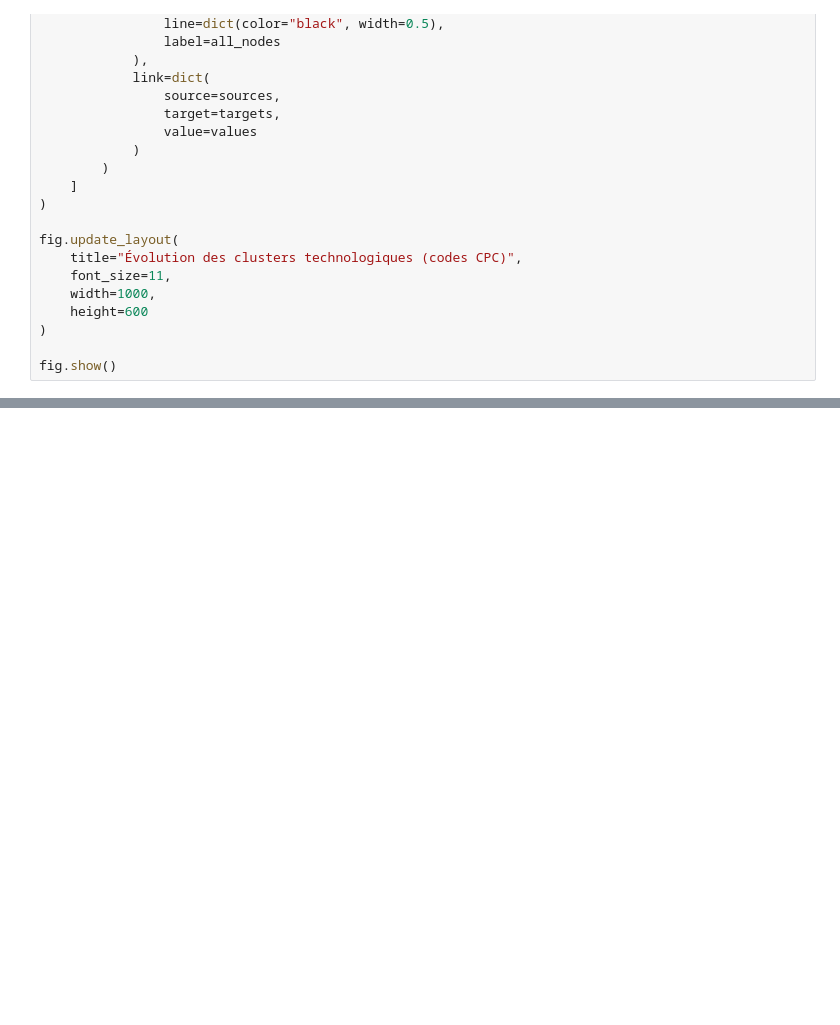
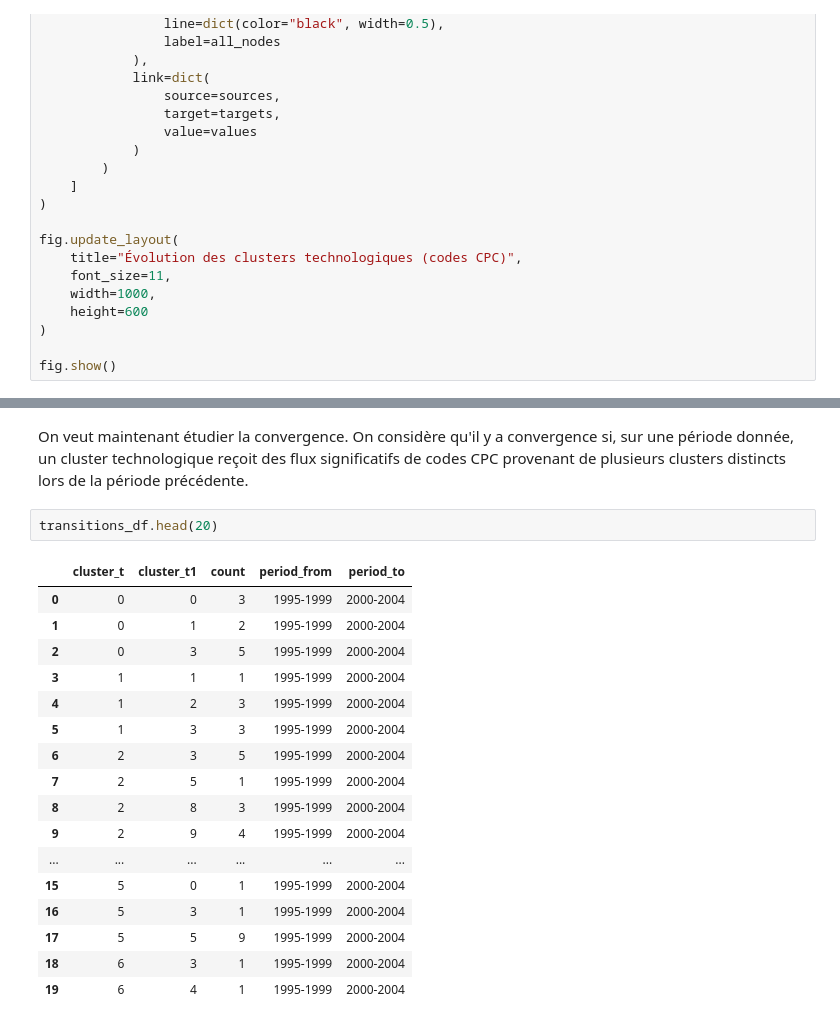
Before and after one commit to quentinbenchetrit/Stat-App, a Jupyter notebook: adaptation_article_acemoglu.ipynb, the cells around one changed output, grey strips where cells are left out. Drawn from its saved outputs; the diff is of its cells as text; blank space fills up the shorter version.

Commit message:
analyse de la clusterisation à travers la mise en évidence de clusters qui agrègent des clusters des périodes précédentes. Période 1995-1999 et 2000-2004

```diff
--- a/adaptation_article_acemoglu.ipynb
+++ b/adaptation_article_acemoglu.ipynb
@@ -694,0 +749,23 @@ fig.show()
+# %% [markdown]
+On veut maintenant étudier la convergence. On considère qu'il y a convergence si, sur une période donnée, un cluster technologique reçoit des flux significatifs de codes CPC
+provenant de plusieurs clusters distincts lors de la période précédente.
+# %%
+transitions_df.head(20)
+# %% [output]
+|  | cluster_t | cluster_t1 | count | period_from | period_to |
+| 0 | 0 | 0 | 3 | 1995-1999 | 2000-2004 |
+| 1 | 0 | 1 | 2 | 1995-1999 | 2000-2004 |
+| 2 | 0 | 3 | 5 | 1995-1999 | 2000-2004 |
+| 3 | 1 | 1 | 1 | 1995-1999 | 2000-2004 |
+| 4 | 1 | 2 | 3 | 1995-1999 | 2000-2004 |
+| 5 | 1 | 3 | 3 | 1995-1999 | 2000-2004 |
+| 6 | 2 | 3 | 5 | 1995-1999 | 2000-2004 |
+| 7 | 2 | 5 | 1 | 1995-1999 | 2000-2004 |
+| 8 | 2 | 8 | 3 | 1995-1999 | 2000-2004 |
+| 9 | 2 | 9 | 4 | 1995-1999 | 2000-2004 |
+| ... | ... | ... | ... | ... | ... |
+| 15 | 5 | 0 | 1 | 1995-1999 | 2000-2004 |
+| 16 | 5 | 3 | 1 | 1995-1999 | 2000-2004 |
+| 17 | 5 | 5 | 9 | 1995-1999 | 2000-2004 |
+| 18 | 6 | 3 | 1 | 1995-1999 | 2000-2004 |
+| 19 | 6 | 4 | 1 | 1995-1999 | 2000-2004 |
```
Also changed, not shown: parts of 11 cells of this notebook.
